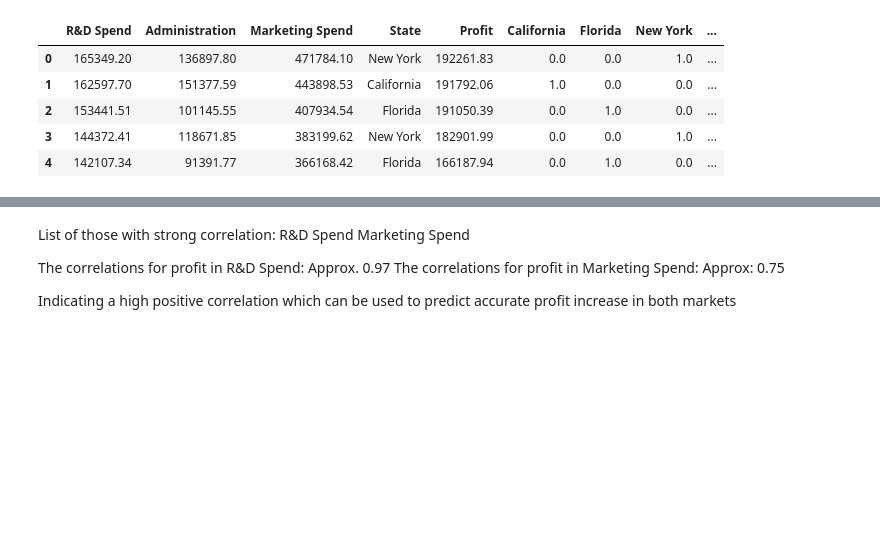
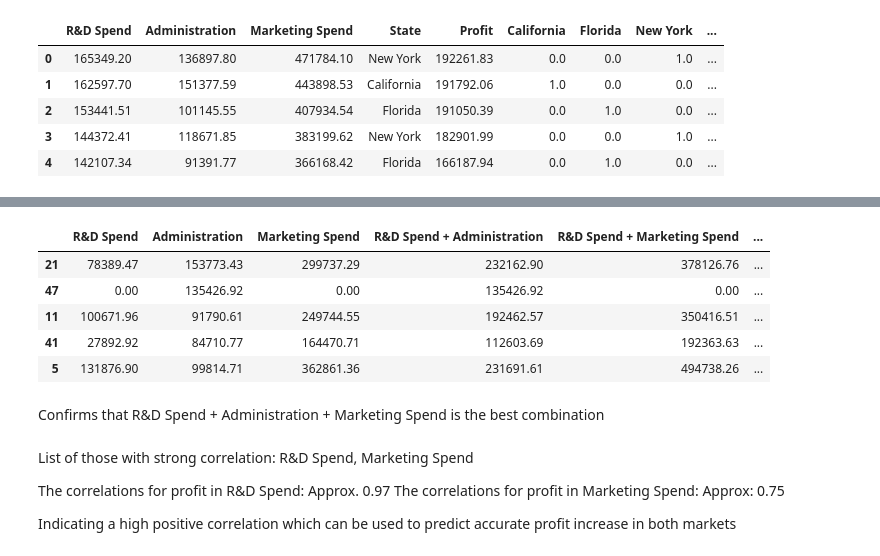
Before and after one commit to KacperBytnar/Machine_Learning_Evaluate_new_startups_profit, a Jupyter notebook: calcs/50-Startups_ML_Mandatory-Assignment.ipynb, the cells around one changed output, grey strips where cells are left out. Saved outputs shown, nothing was run; the diff lists cells and outputs as text; code cells hidden in the pictures; blank space fills up the shorter version.

```diff
--- a/calcs/50-Startups_ML_Mandatory-Assignment.ipynb
+++ b/calcs/50-Startups_ML_Mandatory-Assignment.ipynb
@@ -254,7 +289,21 @@ dataset.head()
+# %%
+# Append attributes excluding Florida, new york, and california to the training set
+X_train['R&D Spend + Administration'] = X_train['R&D Spend'] + X_train['Administration']
+X_train['R&D Spend + Marketing Spend'] = X_train['R&D Spend'] + X_train['Marketing Spend']
+X_train['Administration + Marketing Spend'] = X_train['Administration'] + X_train['Marketing Spend']
+X_train['R&D Spend + Administration + Marketing Spend'] = X_train['R&D Spend'] + X_train['Administration'] + X_train['Marketing Spend']
+X_train.head()
+# %% [output]
+|  | R&D Spend | Administration | Marketing Spend | R&D Spend + Administration | R&D Spend + Marketing Spend | ... |
+| 21 | 78389.47 | 153773.43 | 299737.29 | 232162.90 | 378126.76 | ... |
+| 47 | 0.00 | 135426.92 | 0.00 | 135426.92 | 0.00 | ... |
+| 11 | 100671.96 | 91790.61 | 249744.55 | 192462.57 | 350416.51 | ... |
+| 41 | 27892.92 | 84710.77 | 164470.71 | 112603.69 | 192363.63 | ... |
+| 5 | 131876.90 | 99814.71 | 362861.36 | 231691.61 | 494738.26 | ... |
+# %% [markdown]
+Confirms that R&D Spend + Administration + Marketing Spend is the best combination
 # %% [markdown]
-List of those with strong correlation:
- R&D Spend
- Marketing Spend
+List of those with strong correlation: R&D Spend, Marketing Spend
 
 The correlations for profit in R&D Spend: Approx. 0.97
 The correlations for profit in Marketing Spend: Approx: 0.75
```
Also changed, not shown: parts of 23 cells of this notebook.
